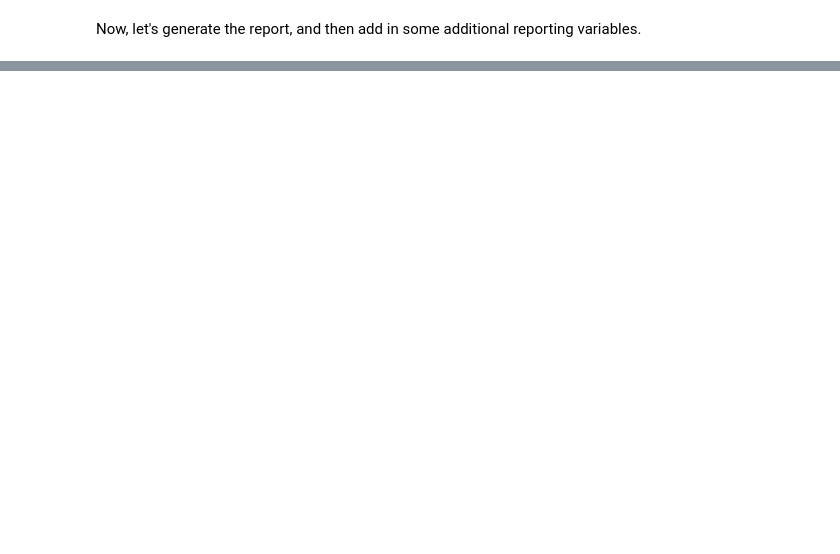
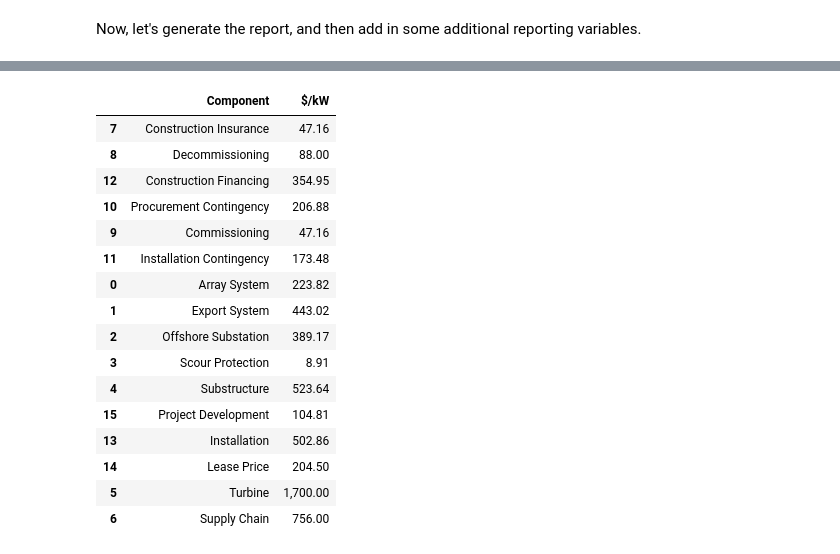
Before and after one commit to NREL/WAVES, a Jupyter notebook: examples/cower_2025.ipynb, the cells around one changed output, grey strips where cells are left out. Drawn from its saved outputs; the diff is of its cells as text; code cells hidden in the pictures; blank space fills up the shorter version.

Commit message:
Data for draft slides deliverable

```diff
--- a/examples/cower_2025.ipynb
+++ b/examples/cower_2025.ipynb
@@ -461,0 +427,57 @@ floating_df.to_csv("cower_2025_test.csv")
+# %%
+
+# Drop unused rows
+df_capex_fixed = df_capex_fixed.drop([5,6,7,8,9,10,12])
+df_capex_floating = df_capex_floating.drop([5,6,7,8,9,11])
+
+# Add install total, lease price, and project costs
+default_lease_price = 122698898 / 600000 # $/kW
+fixed_data = {"Component": ["Installation", "Lease Price", "Project Development"], "$/kW": [project_fixed.orbit.installation_capex_per_kw, default_lease_price, project_fixed.orbit.project_capex_per_kw - default_lease_price]}
+floating_data = {"Component": ["Installation", "Lease Price", "Project Development"], "$/kW": [project_floating.orbit.installation_capex_per_kw, default_lease_price, project_floating.orbit.project_capex_per_kw - default_lease_price]}
+df_to_add_fixed = pd.DataFrame(fixed_data)
+df_to_add_floating = pd.DataFrame(floating_data)
+
+# Append to results df
+df_capex_fixed = pd.concat([df_capex_fixed, df_to_add_fixed], ignore_index=True)
+df_capex_floating = pd.concat([df_capex_floating, df_to_add_floating], ignore_index=True)
+# %%
+# Sort like the image
+ordered_components_fixed = [
+    'Construction Insurance', 'Decommissioning', 'Construction Financing',
+    'Procurement Contingency', 'Commissioning', 'Installation Contingency',
+    'Array System', 'Export System', 'Offshore Substation', 'Scour Protection',
+    'Substructure', 'Project Development', 'Installation',  'Lease Price',
+    'Turbine', 'Supply Chain'
+]
+df_capex_fixed['Component'] = pd.Categorical(df_capex_fixed['Component'], categories=ordered_components_fixed, ordered=True)
+df_capex_fixed = df_capex_fixed.sort_values('Component')
+
+ordered_components_floating = [
+    'Construction Insurance', 'Decommissioning', 'Construction Financing',
+    'Procurement Contingency', 'Installation Contingency', 'Commissioning',
+    'Array System', 'Export System', 'Offshore Substation', 'Substructure',
+    'Mooring System', 'Installation', 'Project Development',  'Lease Price',
+    'Turbine', 'Supply Chain'
+]
+df_capex_floating['Component'] = pd.Categorical(df_capex_floating['Component'], categories=ordered_components_floating, ordered=True)
+df_capex_floating = df_capex_floating.sort_values('Component')
+# %%
+df_capex_fixed
+# %% [output]
+|  | Component | $/kW |
+| 7 | Construction Insurance | 47.16 |
+| 8 | Decommissioning | 88.00 |
+| 12 | Construction Financing | 354.95 |
+| 10 | Procurement Contingency | 206.88 |
+| 9 | Commissioning | 47.16 |
+| 11 | Installation Contingency | 173.48 |
+| 0 | Array System | 223.82 |
+| 1 | Export System | 443.02 |
+| 2 | Offshore Substation | 389.17 |
+| 3 | Scour Protection | 8.91 |
+| 4 | Substructure | 523.64 |
+| 15 | Project Development | 104.81 |
+| 13 | Installation | 502.86 |
+| 14 | Lease Price | 204.50 |
+| 5 | Turbine | 1,700.00 |
+| 6 | Supply Chain | 756.00 |
```
Also changed, not shown: parts of 25 cells of this notebook.
